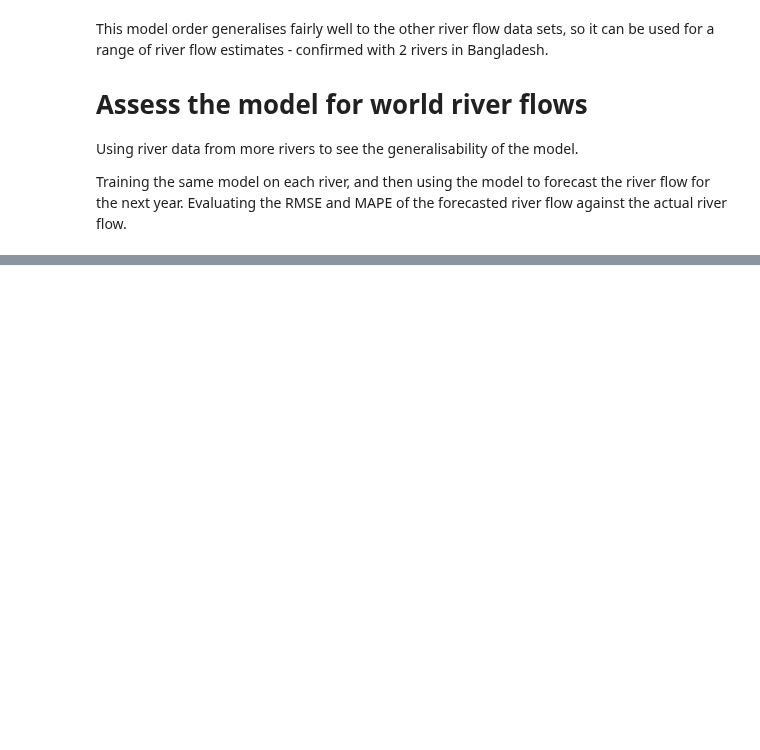
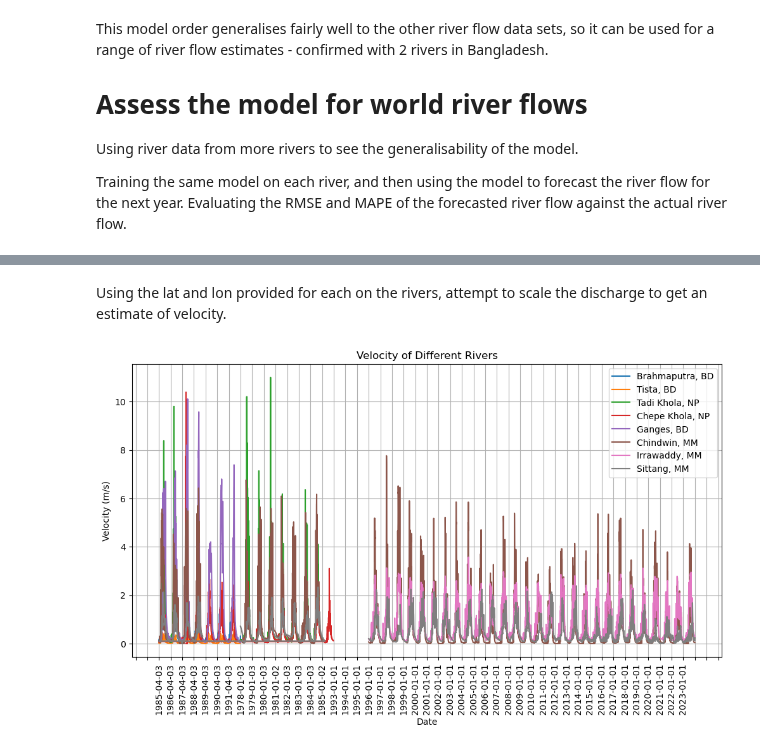
Before and after one commit to pilipb/DP5-code, a Jupyter notebook: arima.ipynb, the cells around one changed output, grey strips where cells are left out. Drawn from its saved outputs; the diff is of its cells as text; code cells hidden in the pictures; blank space fills up the shorter version.

Commit message:
velocity estimates added

```diff
--- a/arima.ipynb
+++ b/arima.ipynb
@@ -202,0 +242,34 @@ plt.show()
+# %% [markdown]
+Using the lat and lon provided for each on the rivers, attempt to scale the discharge to get an estimate of velocity.
+# %%
+width_estimates = [9310, 2200, 50, 50, 1500, 500, 1200, 130] # in meters
+depth_estimates = [5, 5, 2, 2, 5, 5, 5, 5] # in meters assuming 2,5,10 meters for small, medium, large rivers
+
+plt.figure(figsize=(12,6))
+i = 0
+for river, file_path in rivers.items():
+    metadata, data = read_data(file_path)
+    station_info, parsed_data = process_data(metadata, data)
+    # parsed_data = downsample(parsed_data)
+    # plot time series against date for each river
+    parsed_data['Width'] = width_estimates[i]
+    parsed_data['Depth'] = depth_estimates[i]
+    parsed_data['Velocity'] = parsed_data['Value'] / (parsed_data['Width'] * parsed_data['Depth'])
+
+    plt.plot(parsed_data['Date'], parsed_data['Velocity'], label=river)
+    i += 1
+
+plt.title('Velocity of Different Rivers')
+plt.ylabel('Velocity (m/s)')
+plt.xlabel('Date')
+plt.grid(True)
+plt.legend()
+
+# Set xticks to only show once a year
+ax = plt.gca()
+ax.xaxis.set_major_locator(mdates.YearLocator())
+plt.xticks(rotation=90)
+
+plt.show()
+# %% [output]
+[figure, added]
```
Also changed, not shown: parts of 7 cells of this notebook.
